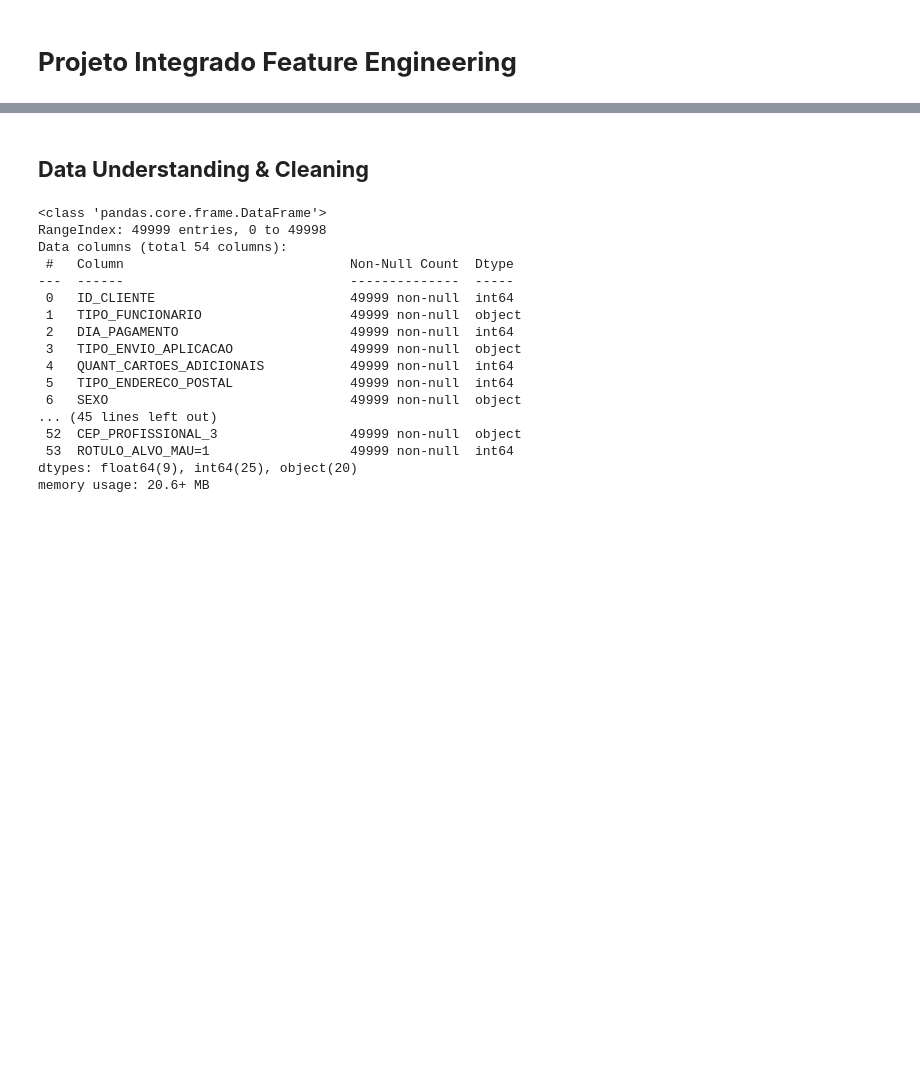
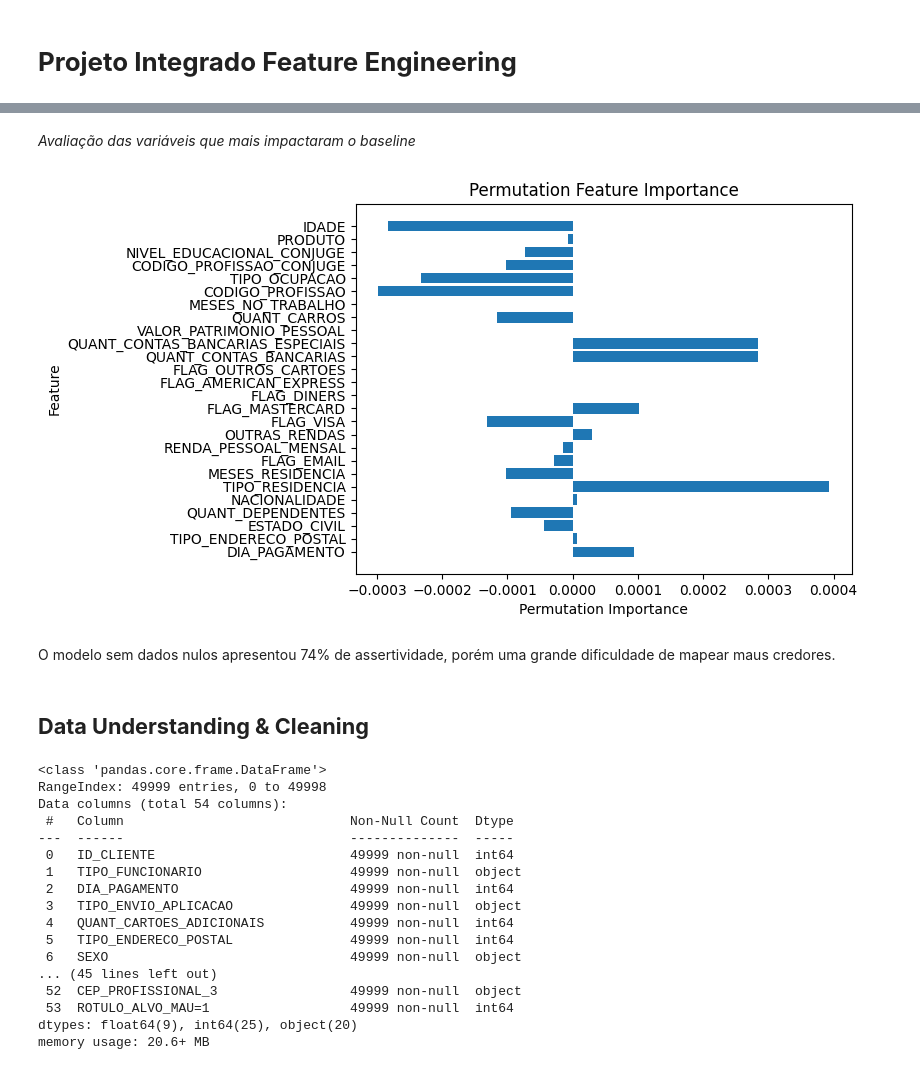
Before and after one commit to luzgui1/ds_mba, a Jupyter notebook: Feature_Engeneering/projeto_integrado.ipynb, the cells around one changed output, grey strips where cells are left out. Cells and saved outputs as stored; diff of their text form; code cells hidden in the pictures; blank space fills up the shorter version.

```diff
--- a/Feature_Engeneering/projeto_integrado.ipynb
+++ b/Feature_Engeneering/projeto_integrado.ipynb
@@ -12,0 +25,9 @@ dataset.columns = df_descritivo['Característica'].tolist()
+# %%
+# Separando o dataset entre treino e teste
+# A critério de um baseline, não iremos utilizar as variáveis categóricas
+
+X = dataset_sem_nulos.drop(columns=['ROTULO_ALVO_MAU=1'])
+X = X.select_dtypes(include=['int64', 'float64'])
+y = dataset_sem_nulos['ROTULO_ALVO_MAU=1']
+
+X_train, X_test, y_train, y_test = train_test_split(X, y, test_size=0.3, random_state=42)
@@ -13,3 +77,30 @@ dataset.columns = df_descritivo['Característica'].tolist()
+# %% [markdown]
+_Avaliação das variáveis que mais impactaram o baseline_
+# %%
+from sklearn.inspection import permutation_importance
+import matplotlib.pyplot as plt
+
+# Treino do KNN com o melhor valor de k
+knn = KNeighborsClassifier(n_neighbors=best_k)
+knn.fit(X_train, y_train)
+
+# Calculo de Permutation Importance para avaliar qual variável teve o maior impacto no modelo
+
+results = permutation_importance(knn, X_test, y_test, n_repeats=10, random_state=42)
+
+# Feature Importance Scores
+importances = results.importances_mean
+
+# Plot de scores
+plt.barh(X.columns, importances)
+plt.xlabel('Permutation Importance')
+plt.ylabel('Feature')
+plt.title('Permutation Feature Importance')
+plt.show()
+# %% [output]
+[figure, added]
+# %% [markdown]
+O modelo sem dados nulos apresentou 74% de assertividade, porém uma grande dificuldade de mapear maus credores.
 # %% [markdown]
 ## **Data Understanding & Cleaning**
 # %%
```
Also changed, not shown: parts of 34 cells of this notebook.
